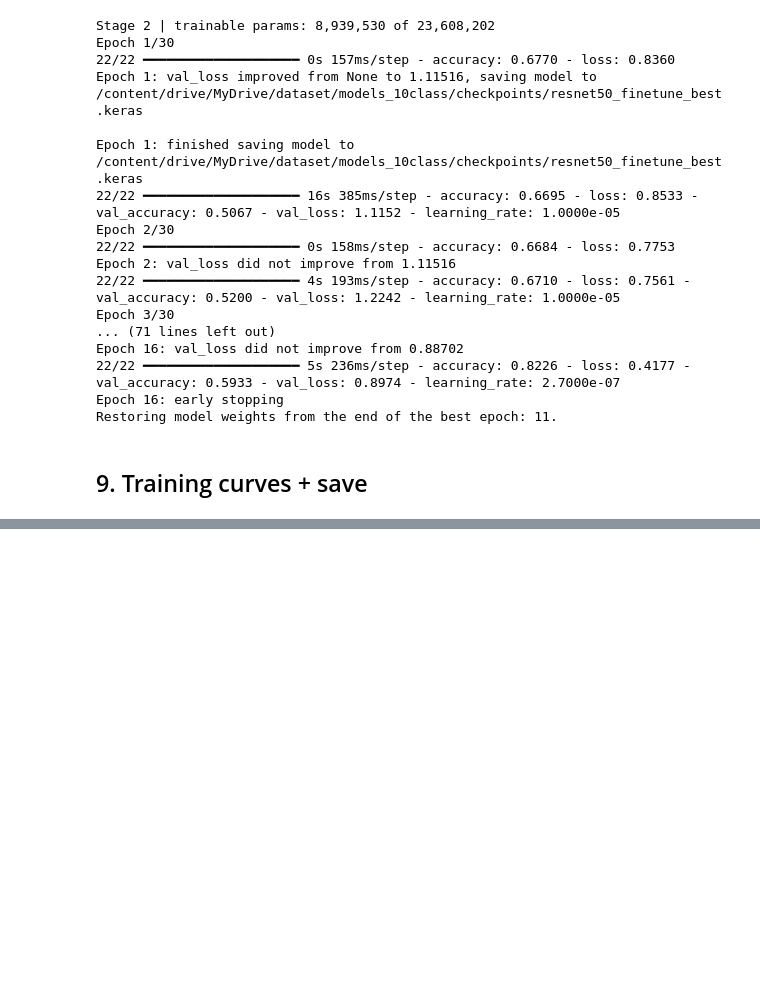
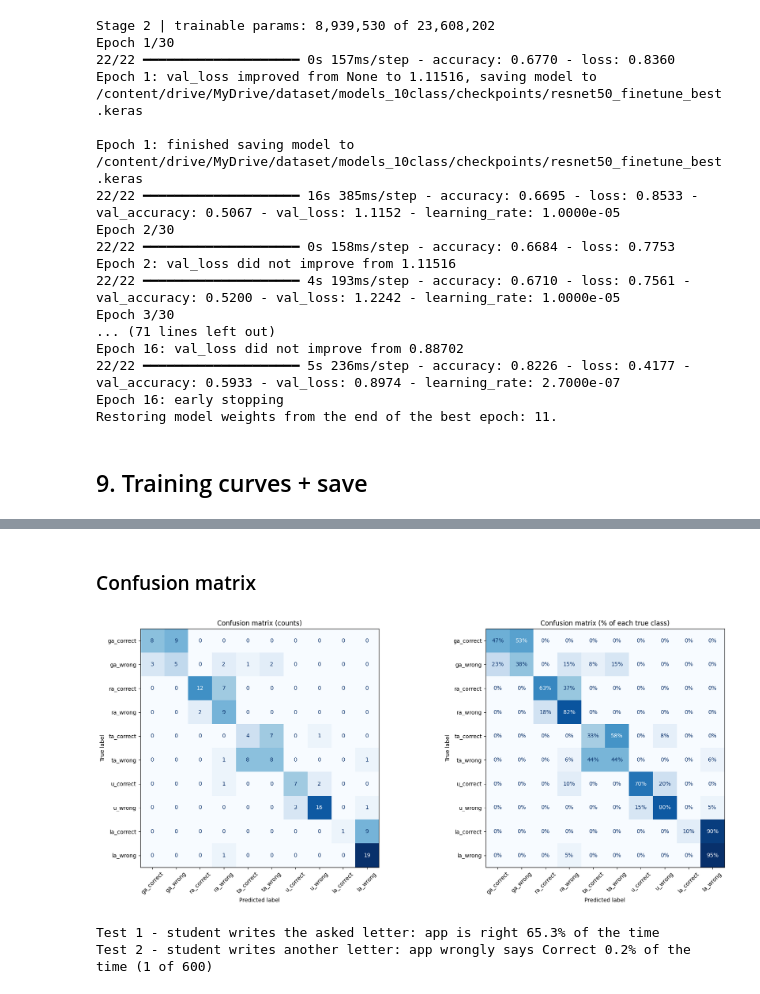
Before and after one commit to Janith303/Sinhala-and-Maths-Model-training-, a Jupyter notebook: notebook/resnet50.ipynb, the cells around one changed output, grey strips where cells are left out. Drawn from its saved outputs; the diff is of its cells as text; code cells hidden in the pictures; blank space fills up the shorter version.

```diff
--- a/notebook/resnet50.ipynb
+++ b/notebook/resnet50.ipynb
@@ -526,0 +601,11 @@ Restoring model weights from the end of the best epoch: 11.
+# %%
+raw, results = {}, {}
+for name, ds in [("train", train_ds), ("val", val_ds), ("test", test_ds)]:
+    y_t, p = predict_dataset(ds)
+    raw[name] = (y_t, p)
+    results[name] = compute_metrics(y_t, p)
+
+summary = pd.DataFrame(results).T
+summary["samples"] = summary["samples"].astype(int)
+display(summary.round(4))
+summary.to_csv(METRICS_DIR / "resnet50_10class_metrics_all_splits.csv")
@@ -526,0 +619,9 @@ Restoring model weights from the end of the best epoch: 11.
+# %%
+y_true, probs = raw["test"]
+y_pred = probs.argmax(axis=1)
+
+print(classification_report(y_true, y_pred, labels=list(range(NUM_CLASSES)),
+                            target_names=CLASS_NAMES, digits=3, zero_division=0))
+m = results["test"]
+for k, v in m.items():
+    print(f"{k:<24}: {v}")
@@ -526,0 +646,42 @@ Restoring model weights from the end of the best epoch: 11.
+# %% [markdown]
+### Confusion matrix
+# %%
+cm      = confusion_matrix(y_true, y_pred, labels=list(range(NUM_CLASSES)))
+cm_norm = confusion_matrix(y_true, y_pred, labels=list(range(NUM_CLASSES)), normalize="true")
+
+fig, ax = plt.subplots(1, 2, figsize=(18, 7.5))
+ConfusionMatrixDisplay(cm, display_labels=CLASS_NAMES).plot(ax=ax[0], cmap="Blues", colorbar=False, xticks_rotation=45)
+ax[0].set_title("Confusion matrix (counts)")
+ConfusionMatrixDisplay(cm_norm, display_labels=CLASS_NAMES).plot(
+    ax=ax[1], cmap="Blues", colorbar=False, values_format=".0%", xticks_rotation=45)
+ax[1].set_title("Confusion matrix (% of each true class)")
+plt.tight_layout()
+plt.savefig(PLOTS_DIR / "resnet50_10class_confusion_matrix.png", dpi=150)
+plt.show()
+# %% [output]
+[figure, added]
+# %%
+# ---------- The real app scenario ----------
+# The app ASKS for a letter. Answer is "Correct" only if the model predicts "<asked>_correct".
+def app_decision(probs_row, asked_letter_id):
+    return int(probs_row.argmax() == asked_letter_id * 2)     # 1 = app says Correct
+
+# Test 1: student writes the ASKED letter (the normal case)
+true_letter = LETTER_OF[y_true]
+app_says = np.array([app_decision(p, l) for p, l in zip(probs, true_letter)])
+should_be = IS_CORRECT[y_true].astype(int)
+print(f"Test 1 - student writes the asked letter: app is right {np.mean(app_says == should_be):.1%} of the time")
+
+# Test 2: student writes a DIFFERENT letter than asked (always must be Wrong)
+fooled, total = 0, 0
+for p, l in zip(probs, true_letter):
+    for asked in range(len(LETTERS)):
+        if asked == l:
+            continue
+        total += 1
+        fooled += app_decision(p, asked)          # app wrongly says Correct
+print(f"Test 2 - student writes another letter: app wrongly says Correct {fooled/total:.1%} of the time "
+      f"({fooled} of {total})")
+# %% [output]
+Test 1 - student writes the asked letter: app is right 65.3% of the time
+Test 2 - student writes another letter: app wrongly says Correct 0.2% of the time (1 of 600)
```
Also changed, not shown: parts of 15 cells of this notebook.
